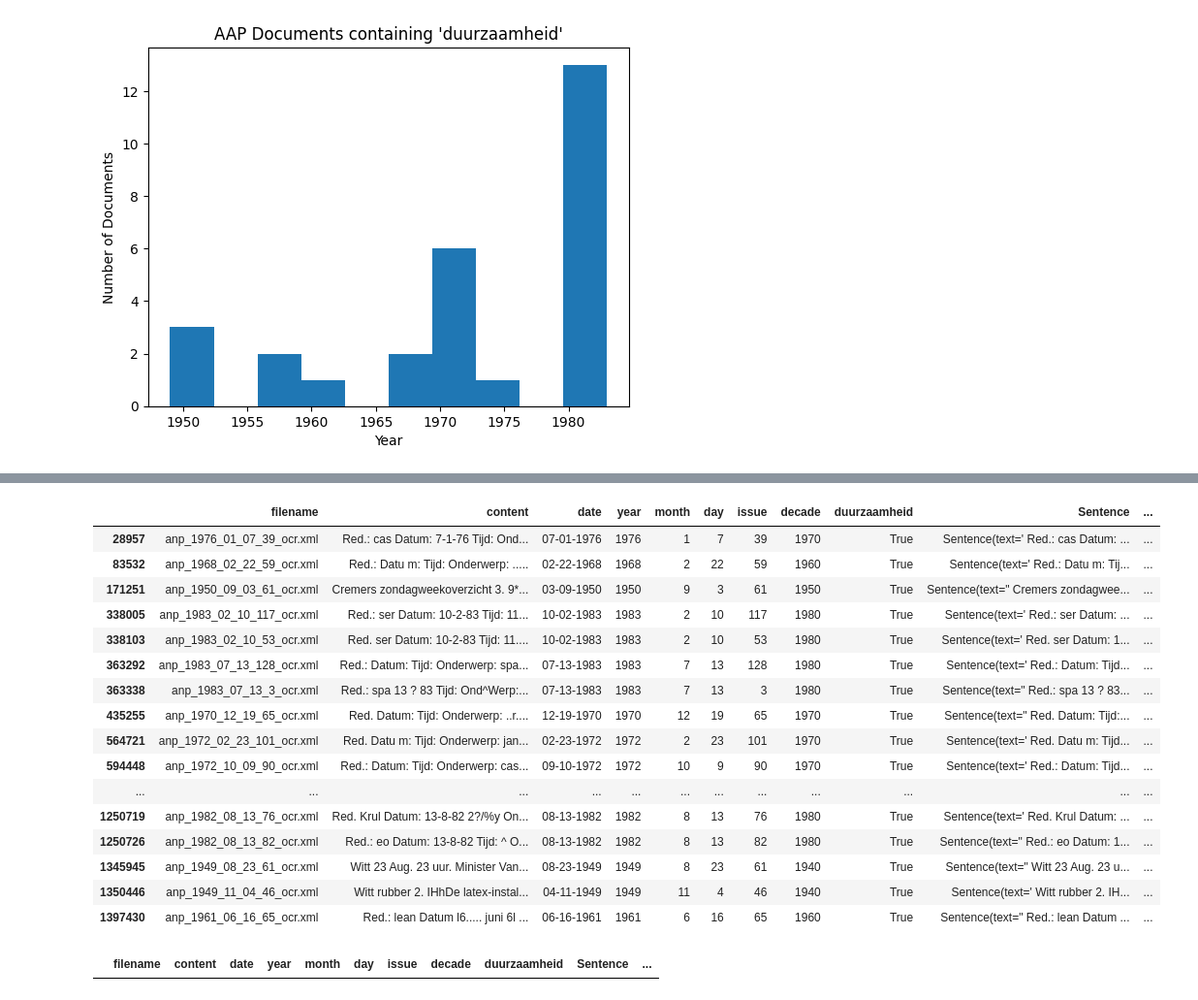
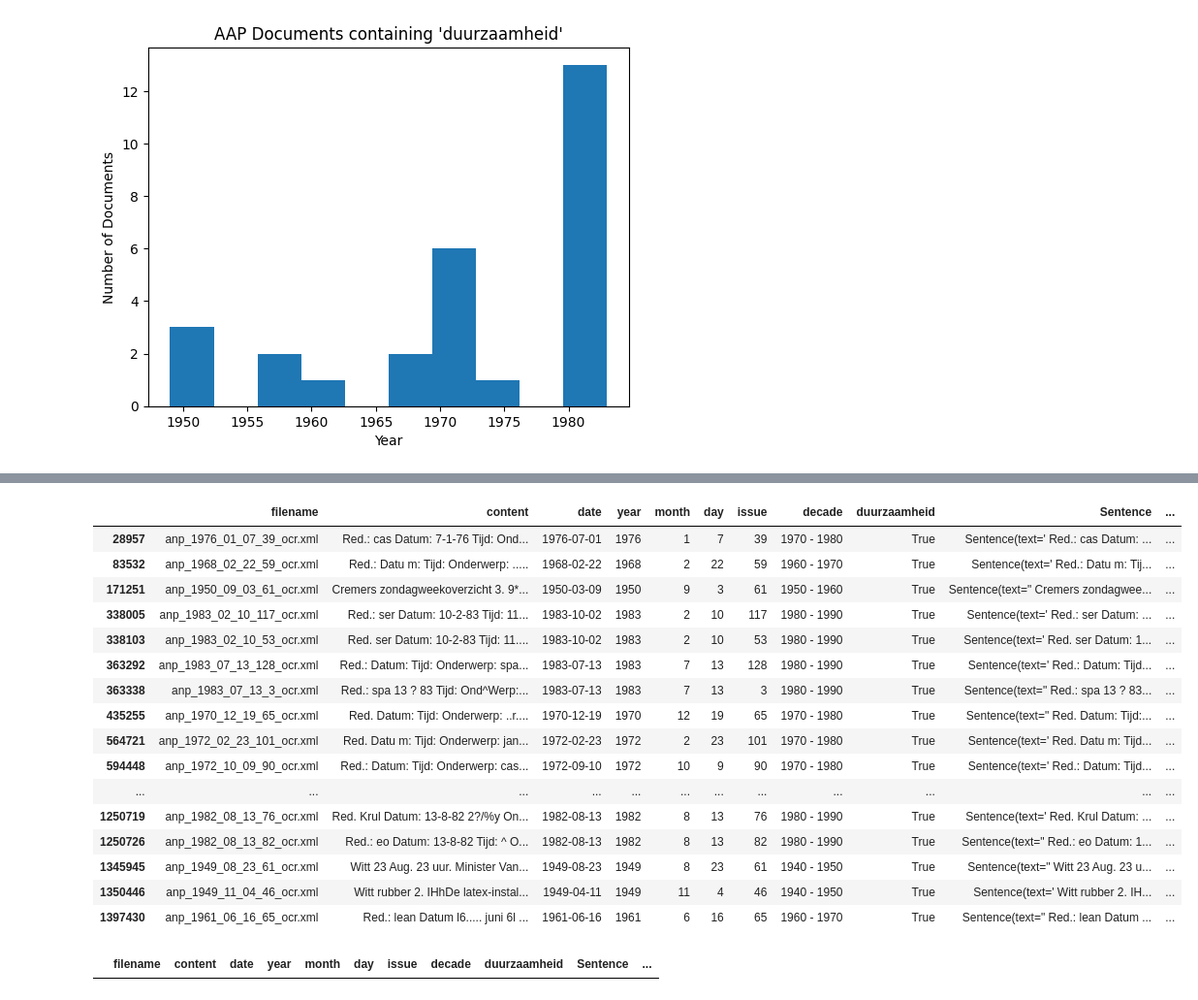
Before and after one commit to Semantics-of-Sustainability/ContextualLM, a Jupyter notebook: SemanticShiftNL.ipynb, the cells around one changed output, grey strips where cells are left out. Shown at 97% size. Saved outputs shown, nothing was run; the diff lists cells and outputs as text; code cells hidden in the pictures.

```diff
--- a/SemanticShiftNL.ipynb
+++ b/SemanticShiftNL.ipynb
@@ -33,5 +24,5 @@ import transformers
 from pathlib import Path
 
 
-DATA_DIR = Path("/Users/carstenschnober/Documents/SemanticsOfSustainability/data/Joris")
+DATA_DIR = Path.home() / "Documents" / "SemanticsOfSustainability" / "data" / "Joris"
 assert DATA_DIR.is_dir()
@@ -51,9 +44,9 @@ ENCODING = "iso8859_15"
 texts = pd.concat(
     tqdm(
         (
-            pd.read_csv(f, compression="gzip", sep=";", encoding=ENCODING).dropna(
-                subset="content"
-            )
+            pd.read_csv(
+                f, compression="gzip", sep=";", encoding=ENCODING, parse_dates=["date"]
+            ).dropna(subset="content")
             for f in ANP_DIR.glob(FILE_GLOB)
         ),
         total=len(list(ANP_DIR.glob(FILE_GLOB))),
@@ -62,8 +55,3 @@ texts = pd.concat(
     ),
     ignore_index=True,
 ).convert_dtypes()
-
-texts["decade"] = texts.apply(lambda row: int(row["year"] / 10) * 10, axis=1)
-
-
-texts
@@ -83,0 +58,10 @@ texts
+# %%
+def to_decade(year: int) -> str:
+    start = int(year / 10) * 10
+    return f"{start} - {start+10}"
+
+
+texts["decade"] = texts["year"].apply(to_decade)
+
+
+texts
@@ -121,7 +119,7 @@ You should probably TRAIN this model on a down-stream task to be able to use it
 # %% [markdown]
 # Compute Embeddings
 # %%
-TERM = "duurzaamheid"
+TERM = "duurzaam"
 # %%
 term_token_ids = model.tokenizer(TERM)["input_ids"]
 print(term_token_ids)
@@ -241,26 +209,26 @@ texts.loc[texts["Sentence"].notna()]
 # %%
-texts["embeddings"] = texts.loc[texts["Sentence"].notna()].apply(
-    lambda row: row["Sentence"].embeddings_matrix(TERM), axis=1
+texts["embeddings"] = texts.loc[texts["Sentence"].notna()]["Sentence"].apply(
+    lambda s: s.embeddings_matrix(TERM)
 )
 texts.loc[texts["embeddings"].notna()]
 # %% [output]
 |  | filename | content | date | year | month | day | issue | decade | duurzaamheid | Sentence | ... |
-| 28957 | anp_1976_01_07_39_ocr.xml | Red.: cas Datum: 7-1-76 Tijd: Ond... | 07-01-1976 | 1976 | 1 | 7 | 39 | 1970 | True | Sentence(text=' Red.: cas Datum: ... | ... |
-| 83532 | anp_1968_02_22_59_ocr.xml | Red.: Datu m: Tijd: Onderwerp: ..... | 02-22-1968 | 1968 | 2 | 22 | 59 | 1960 | True | Sentence(text=' Red.: Datu m: Tij... | ... |
-| 171251 | anp_1950_09_03_61_ocr.xml | Cremers zondagweekoverzicht 3. 9*... | 03-09-1950 | 1950 | 9 | 3 | 61 | 1950 | True | Sentence(text=" Cremers zondagwee... | ... |
-| 338005 | anp_1983_02_10_117_ocr.xml | Red.: ser Datum: 10-2-83 Tijd: 11... | 10-02-1983 | 1983 | 2 | 10 | 117 | 1980 | True | Sentence(text=' Red.: ser Datum: ... | ... |
-| 338103 | anp_1983_02_10_53_ocr.xml | Red. ser Datum: 10-2-83 Tijd: 11.... | 10-02-1983 | 1983 | 2 | 10 | 53 | 1980 | True | Sentence(text=' Red. ser Datum: 1... | ... |
-| 363292 | anp_1983_07_13_128_ocr.xml | Red.: Datum: Tijd: Onderwerp: spa... | 07-13-1983 | 1983 | 7 | 13 | 128 | 1980 | True | Sentence(text=' Red.: Datum: Tijd... | ... |
-| 363338 | anp_1983_07_13_3_ocr.xml | Red.: spa 13 ? 83 Tijd: Ond^Werp:... | 07-13-1983 | 1983 | 7 | 13 | 3 | 1980 | True | Sentence(text=" Red.: spa 13 ? 83... | ... |
-| 435255 | anp_1970_12_19_65_ocr.xml | Red. Datum: Tijd: Onderwerp: ..r.... | 12-19-1970 | 1970 | 12 | 19 | 65 | 1970 | True | Sentence(text=" Red. Datum: Tijd:... | ... |
-| 564721 | anp_1972_02_23_101_ocr.xml | Red. Datu m: Tijd: Onderwerp: jan... | 02-23-1972 | 1972 | 2 | 23 | 101 | 1970 | True | Sentence(text=' Red. Datu m: Tijd... | ... |
-| 594448 | anp_1972_10_09_90_ocr.xml | Red.: Datum: Tijd: Onderwerp: cas... | 09-10-1972 | 1972 | 10 | 9 | 90 | 1970 | True | Sentence(text=' Red.: Datum: Tijd... | ... |
+| 28957 | anp_1976_01_07_39_ocr.xml | Red.: cas Datum: 7-1-76 Tijd: Ond... | 1976-07-01 | 1976 | 1 | 7 | 39 | 1970 - 1980 | True | Sentence(text=' Red.: cas Datum: ... | ... |
+| 83532 | anp_1968_02_22_59_ocr.xml | Red.: Datu m: Tijd: Onderwerp: ..... | 1968-02-22 | 1968 | 2 | 22 | 59 | 1960 - 1970 | True | Sentence(text=' Red.: Datu m: Tij... | ... |
+| 171251 | anp_1950_09_03_61_ocr.xml | Cremers zondagweekoverzicht 3. 9*... | 1950-03-09 | 1950 | 9 | 3 | 61 | 1950 - 1960 | True | Sentence(text=" Cremers zondagwee... | ... |
+| 338005 | anp_1983_02_10_117_ocr.xml | Red.: ser Datum: 10-2-83 Tijd: 11... | 1983-10-02 | 1983 | 2 | 10 | 117 | 1980 - 1990 | True | Sentence(text=' Red.: ser Datum: ... | ... |
+| 338103 | anp_1983_02_10_53_ocr.xml | Red. ser Datum: 10-2-83 Tijd: 11.... | 1983-10-02 | 1983 | 2 | 10 | 53 | 1980 - 1990 | True | Sentence(text=' Red. ser Datum: 1... | ... |
+| 363292 | anp_1983_07_13_128_ocr.xml | Red.: Datum: Tijd: Onderwerp: spa... | 1983-07-13 | 1983 | 7 | 13 | 128 | 1980 - 1990 | True | Sentence(text=' Red.: Datum: Tijd... | ... |
+| 363338 | anp_1983_07_13_3_ocr.xml | Red.: spa 13 ? 83 Tijd: Ond^Werp:... | 1983-07-13 | 1983 | 7 | 13 | 3 | 1980 - 1990 | True | Sentence(text=" Red.: spa 13 ? 83... | ... |
+| 435255 | anp_1970_12_19_65_ocr.xml | Red. Datum: Tijd: Onderwerp: ..r.... | 1970-12-19 | 1970 | 12 | 19 | 65 | 1970 - 1980 | True | Sentence(text=" Red. Datum: Tijd:... | ... |
+| 564721 | anp_1972_02_23_101_ocr.xml | Red. Datu m: Tijd: Onderwerp: jan... | 1972-02-23 | 1972 | 2 | 23 | 101 | 1970 - 1980 | True | Sentence(text=' Red. Datu m: Tijd... | ... |
+| 594448 | anp_1972_10_09_90_ocr.xml | Red.: Datum: Tijd: Onderwerp: cas... | 1972-09-10 | 1972 | 10 | 9 | 90 | 1970 - 1980 | True | Sentence(text=' Red.: Datum: Tijd... | ... |
 | ... | ... | ... | ... | ... | ... | ... | ... | ... | ... | ... | ... |
-| 1250719 | anp_1982_08_13_76_ocr.xml | Red. Krul Datum: 13-8-82 2?/%y On... | 08-13-1982 | 1982 | 8 | 13 | 76 | 1980 | True | Sentence(text=' Red. Krul Datum: ... | ... |
-| 1250726 | anp_1982_08_13_82_ocr.xml | Red.: eo Datum: 13-8-82 Tijd: ^ O... | 08-13-1982 | 1982 | 8 | 13 | 82 | 1980 | True | Sentence(text=" Red.: eo Datum: 1... | ... |
-| 1345945 | anp_1949_08_23_61_ocr.xml | Witt 23 Aug. 23 uur. Minister Van... | 08-23-1949 | 1949 | 8 | 23 | 61 | 1940 | True | Sentence(text=" Witt 23 Aug. 23 u... | ... |
-| 1350446 | anp_1949_11_04_46_ocr.xml | Witt rubber 2. IHhDe latex-instal... | 04-11-1949 | 1949 | 11 | 4 | 46 | 1940 | True | Sentence(text=' Witt rubber 2. IH... | ... |
-| 1397430 | anp_1961_06_16_65_ocr.xml | Red.: lean Datum l6..... juni 6l ... | 06-16-1961 | 1961 | 6 | 16 | 65 | 1960 | True | Sentence(text=" Red.: lean Datum ... | ... |
+| 1250719 | anp_1982_08_13_76_ocr.xml | Red. Krul Datum: 13-8-82 2?/%y On... | 1982-08-13 | 1982 | 8 | 13 | 76 | 1980 - 1990 | True | Sentence(text=' Red. Krul Datum: ... | ... |
+| 1250726 | anp_1982_08_13_82_ocr.xml | Red.: eo Datum: 13-8-82 Tijd: ^ O... | 1982-08-13 | 1982 | 8 | 13 | 82 | 1980 - 1990 | True | Sentence(text=" Red.: eo Datum: 1... | ... |
+| 1345945 | anp_1949_08_23_61_ocr.xml | Witt 23 Aug. 23 uur. Minister Van... | 1949-08-23 | 1949 | 8 | 23 | 61 | 1940 - 1950 | True | Sentence(text=" Witt 23 Aug. 23 u... | ... |
+| 1350446 | anp_1949_11_04_46_ocr.xml | Witt rubber 2. IHhDe latex-instal... | 1949-04-11 | 1949 | 11 | 4 | 46 | 1940 - 1950 | True | Sentence(text=' Witt rubber 2. IH... | ... |
+| 1397430 | anp_1961_06_16_65_ocr.xml | Red.: lean Datum l6..... juni 6l ... | 1961-06-16 | 1961 | 6 | 16 | 65 | 1960 - 1970 | True | Sentence(text=" Red.: lean Datum ... | ... |
 # %%
 # Candidate sentences with no actual matches for the term
 
```
Also changed, not shown: parts of 17 cells of this notebook.
